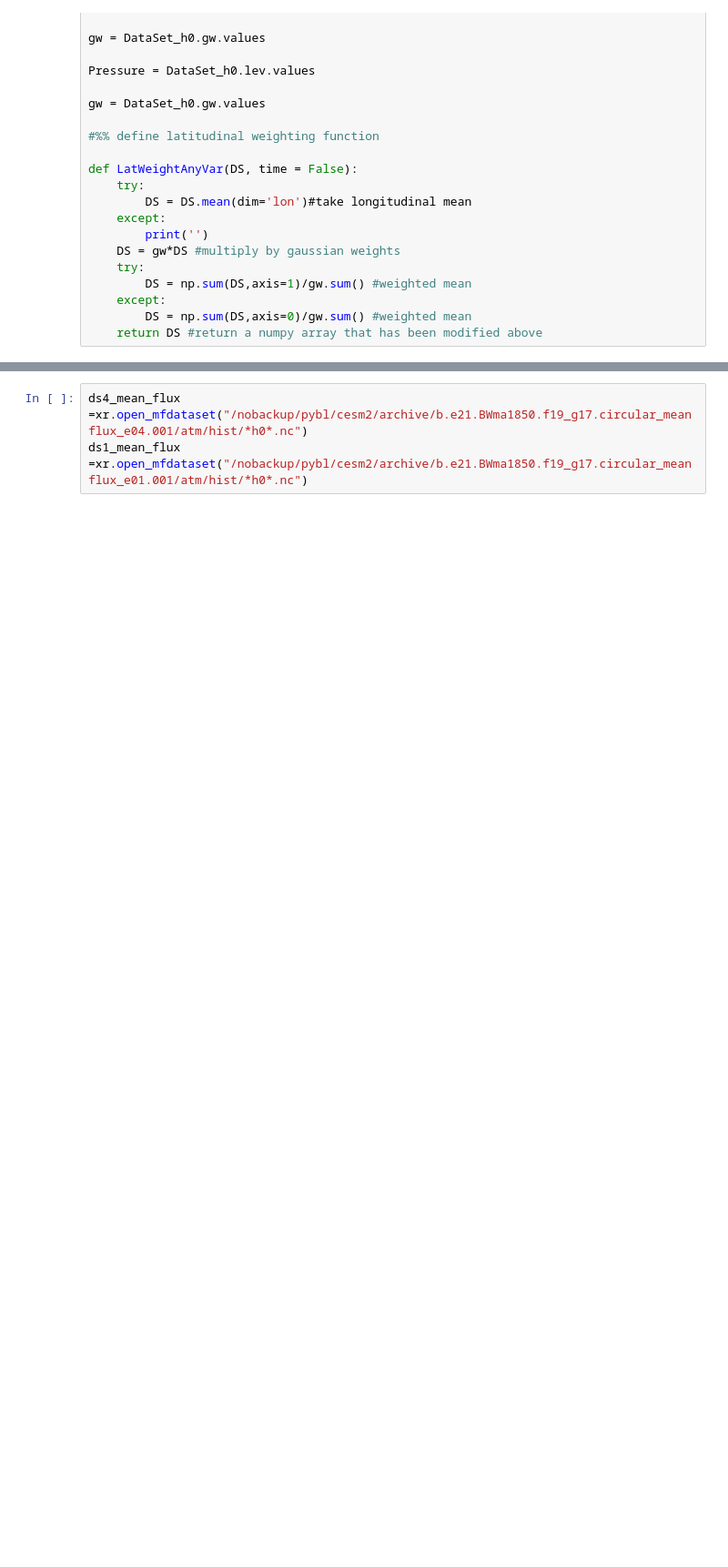
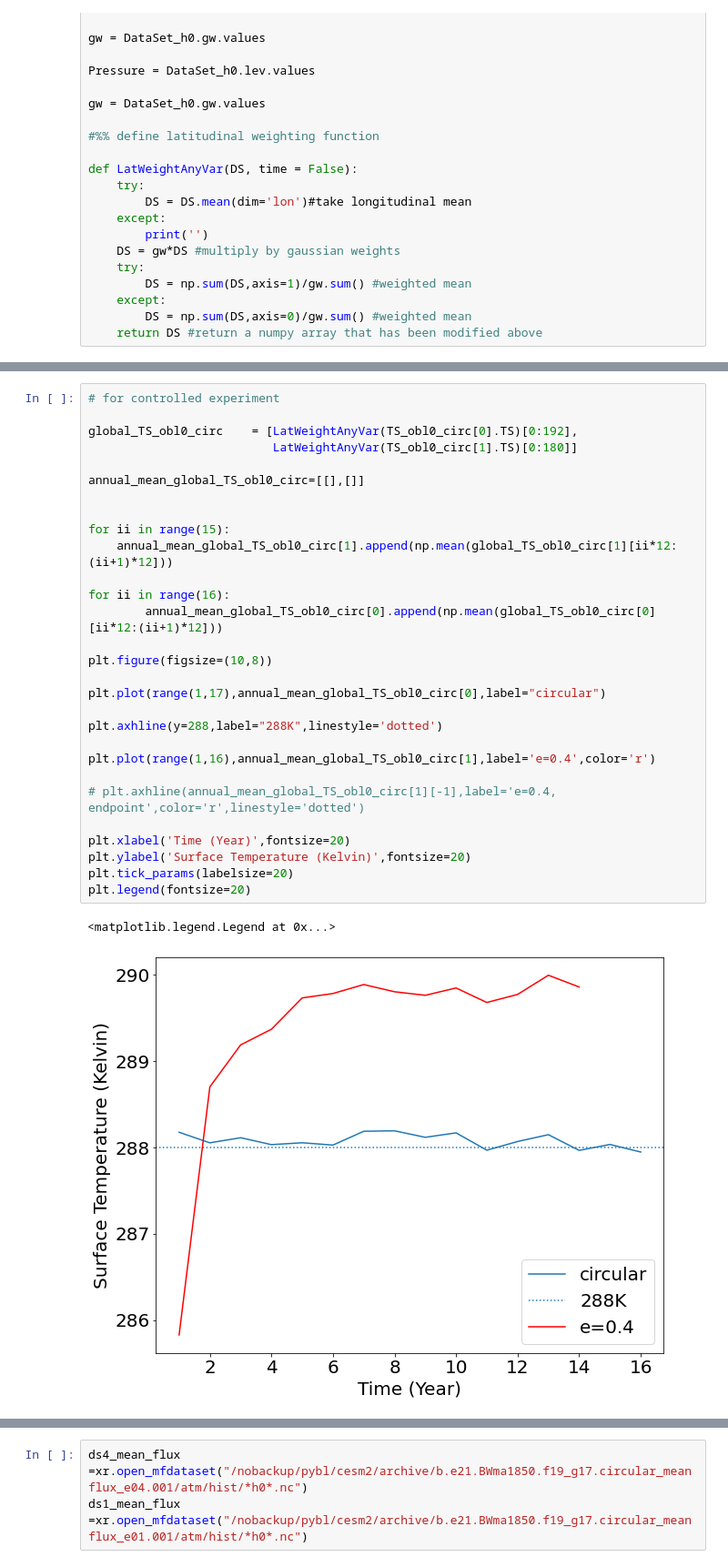
Before and after one commit to pybl1994/analysis_code, a Jupyter notebook: EnergyBudget.ipynb, the cells around one changed output, grey strips where cells are left out. Shown at 91% size. Cells and saved outputs as stored; diff of their text form; blank space fills up the shorter version.

```diff
--- a/EnergyBudget.ipynb
+++ b/EnergyBudget.ipynb
@@ -256,0 +456,32 @@ plt.legend()
+# %%
+# for controlled experiment
+
+global_TS_obl0_circ    = [LatWeightAnyVar(TS_obl0_circ[0].TS)[0:192],
+                          LatWeightAnyVar(TS_obl0_circ[1].TS)[0:180]]
+
+annual_mean_global_TS_obl0_circ=[[],[]]
+
+
+for ii in range(15):
+    annual_mean_global_TS_obl0_circ[1].append(np.mean(global_TS_obl0_circ[1][ii*12:(ii+1)*12]))
+
+for ii in range(16):
+        annual_mean_global_TS_obl0_circ[0].append(np.mean(global_TS_obl0_circ[0][ii*12:(ii+1)*12]))
+
+plt.figure(figsize=(10,8))
+
+plt.plot(range(1,17),annual_mean_global_TS_obl0_circ[0],label="circular")
+
+plt.axhline(y=288,label="288K",linestyle='dotted')
+
+plt.plot(range(1,16),annual_mean_global_TS_obl0_circ[1],label='e=0.4',color='r')
+
+# plt.axhline(annual_mean_global_TS_obl0_circ[1][-1],label='e=0.4, endpoint',color='r',linestyle='dotted')
+
+plt.xlabel('Time (Year)',fontsize=20)
+plt.ylabel('Surface Temperature (Kelvin)',fontsize=20)
+plt.tick_params(labelsize=20)
+plt.legend(fontsize=20)
+# %% [output]
+<matplotlib.legend.Legend at 0x...>
+[figure, added]
```
Also changed, not shown: parts of 139 cells of this notebook.
